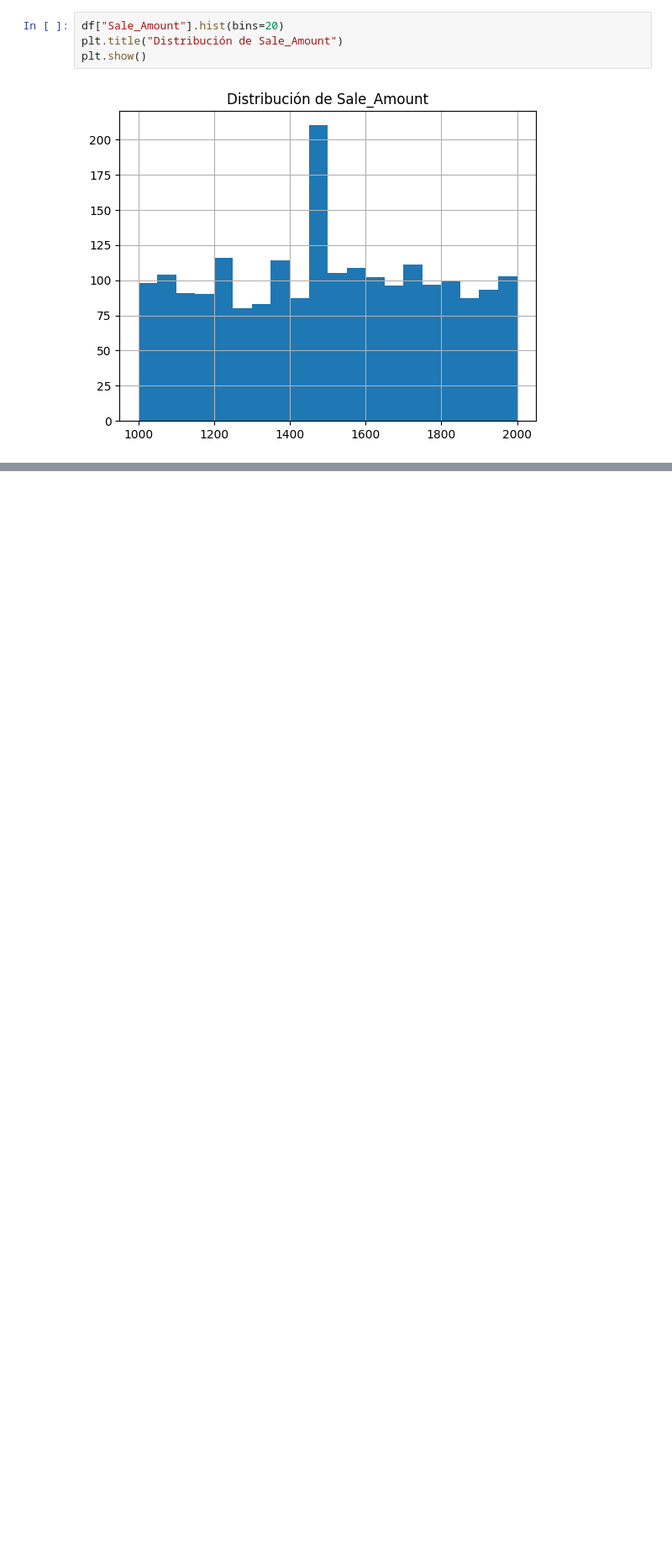
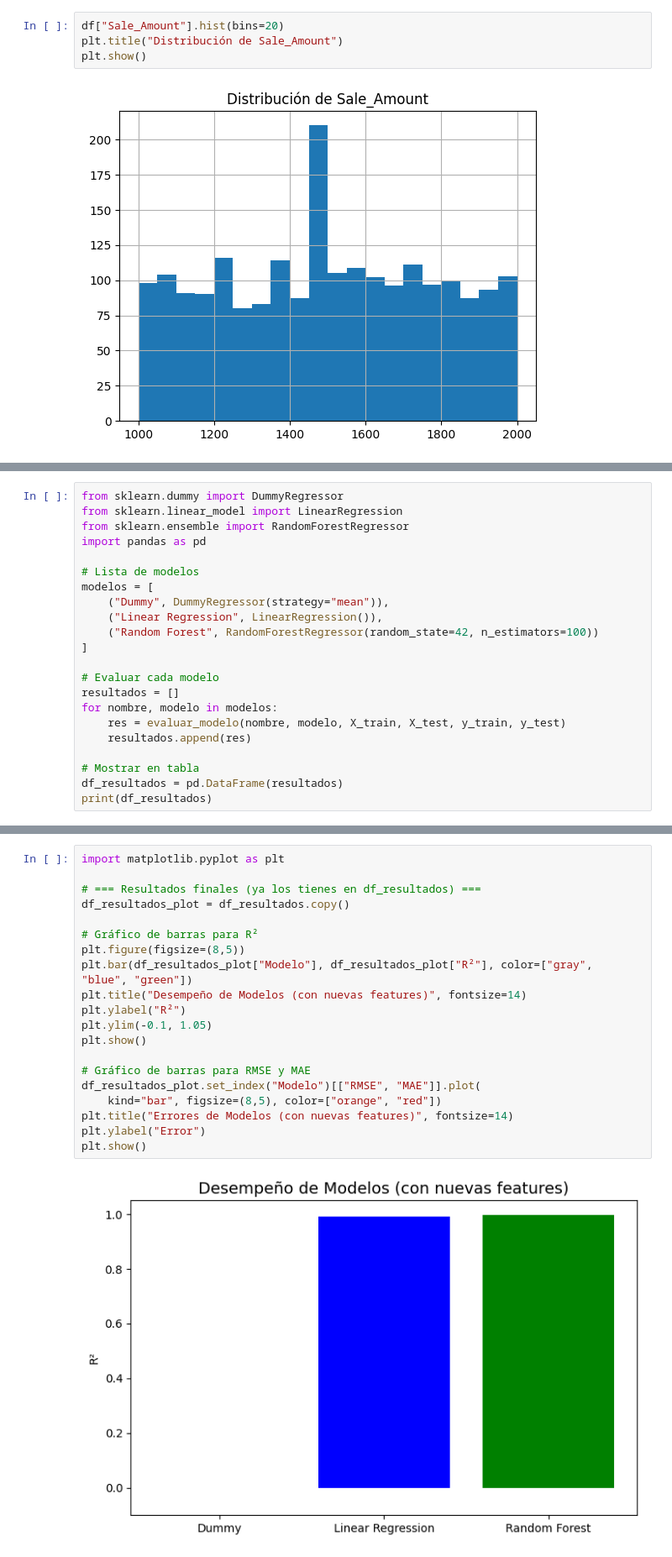
Before and after one commit to melilucmel/proyecto-google-ads, a Jupyter notebook: ProyectoParteII+LuceroAntonietti.ipynb, the cells around one changed output, grey strips where cells are left out. Shown at 84% size. Drawn from its saved outputs; the diff is of its cells as text; blank space fills up the shorter version.

```diff
--- a/ProyectoParteII+LuceroAntonietti.ipynb
+++ b/ProyectoParteII+LuceroAntonietti.ipynb
@@ -274,0 +385,22 @@ plt.show()
+# %%
+from sklearn.dummy import DummyRegressor
+from sklearn.linear_model import LinearRegression
+from sklearn.ensemble import RandomForestRegressor
+import pandas as pd
+
+# Lista de modelos
+modelos = [
+    ("Dummy", DummyRegressor(strategy="mean")),
+    ("Linear Regression", LinearRegression()),
+    ("Random Forest", RandomForestRegressor(random_state=42, n_estimators=100))
+]
+
+# Evaluar cada modelo
+resultados = []
+for nombre, modelo in modelos:
+    res = evaluar_modelo(nombre, modelo, X_train, X_test, y_train, y_test)
+    resultados.append(res)
+
+# Mostrar en tabla
+df_resultados = pd.DataFrame(resultados)
+print(df_resultados)
@@ -274,0 +432,22 @@ plt.show()
+# %%
+import matplotlib.pyplot as plt
+
+# === Resultados finales (ya los tienes en df_resultados) ===
+df_resultados_plot = df_resultados.copy()
+
+# Gráfico de barras para R²
+plt.figure(figsize=(8,5))
+plt.bar(df_resultados_plot["Modelo"], df_resultados_plot["R²"], color=["gray", "blue", "green"])
+plt.title("Desempeño de Modelos (con nuevas features)", fontsize=14)
+plt.ylabel("R²")
+plt.ylim(-0.1, 1.05)
+plt.show()
+
+# Gráfico de barras para RMSE y MAE
+df_resultados_plot.set_index("Modelo")[["RMSE", "MAE"]].plot(
+    kind="bar", figsize=(8,5), color=["orange", "red"])
+plt.title("Errores de Modelos (con nuevas features)", fontsize=14)
+plt.ylabel("Error")
+plt.show()
+# %% [output]
+[figure, added]
```
Also changed, not shown: parts of 25 cells of this notebook.
